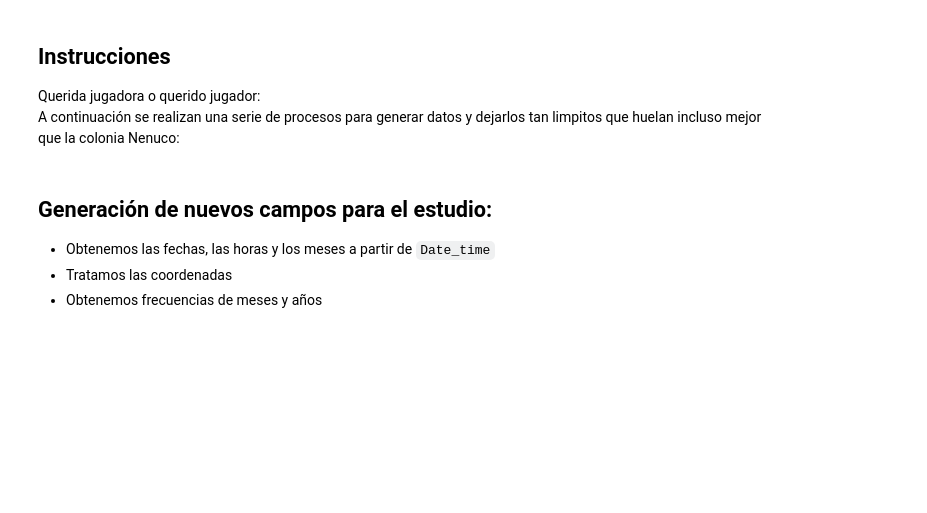
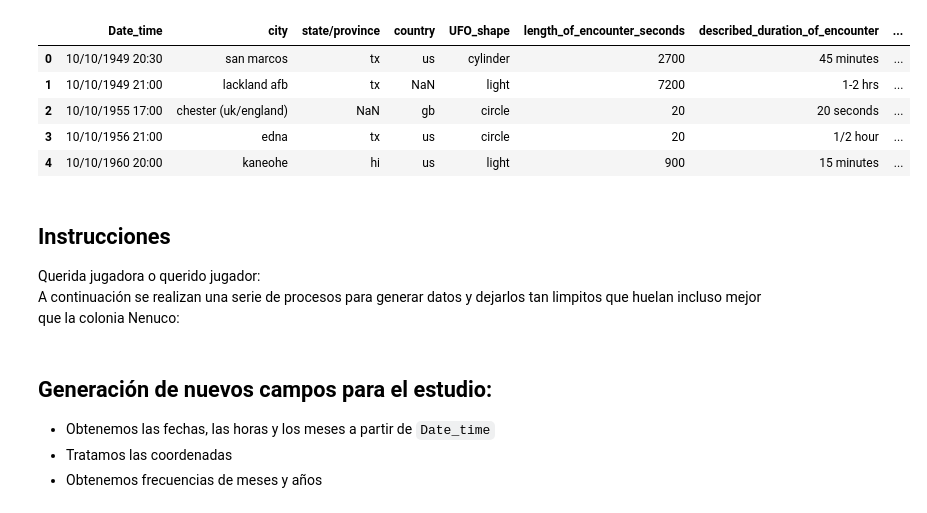
Before and after one commit to ElenaCerezoSwing/visualizing-real-world-data-project, a Jupyter notebook: Methods/main.ipynb, the cells around one changed output. Saved outputs shown, nothing was run; the diff lists cells and outputs as text; code cells hidden in the pictures; blank space fills up the shorter version.

```diff
--- a/Methods/main.ipynb
+++ b/Methods/main.ipynb
@@ -7,6 +7,15 @@ from particular_country_methods import *
 data = import_data('../Data/input_data/ufo_sighting_data.csv')
 # %%
 ufo = get_copy(data)
+# %%
+ufo.head()
+# %% [output]
+|  | Date_time | city | state/province | country | UFO_shape | length_of_encounter_seconds | described_duration_of_encounter | ... |
+| 0 | 10/10/1949 20:30 | san marcos | tx | us | cylinder | 2700 | 45 minutes | ... |
+| 1 | 10/10/1949 21:00 | lackland afb | tx | NaN | light | 7200 | 1-2 hrs | ... |
+| 2 | 10/10/1955 17:00 | chester (uk/england) | NaN | gb | circle | 20 | 20 seconds | ... |
+| 3 | 10/10/1956 21:00 | edna | tx | us | circle | 20 | 1/2 hour | ... |
+| 4 | 10/10/1960 20:00 | kaneohe | hi | us | light | 900 | 15 minutes | ... |
 # %% [markdown]
 ## Instrucciones
 Querida jugadora o querido jugador:
```
Also changed, not shown: parts of 3 cells of this notebook, 3 other files.
